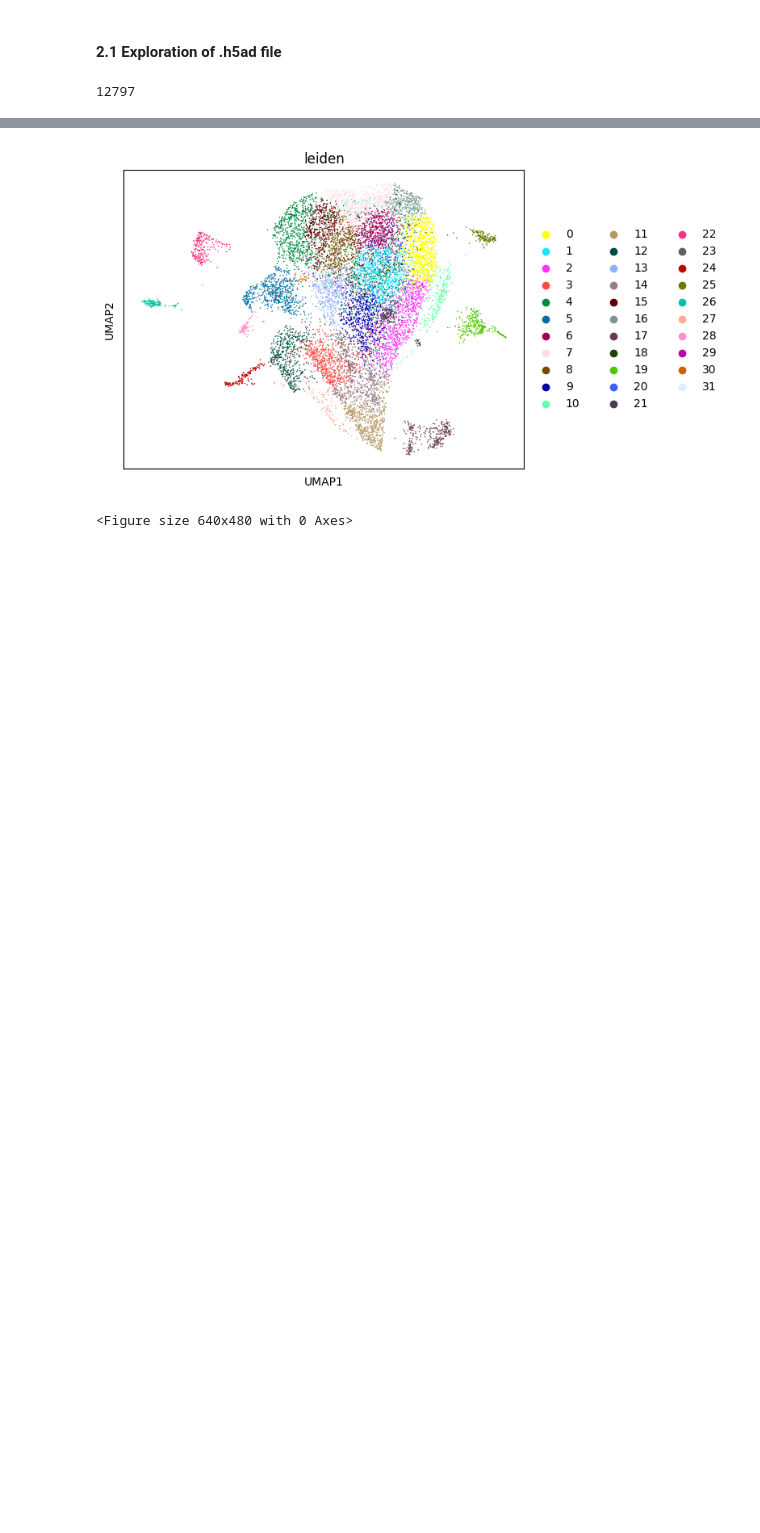
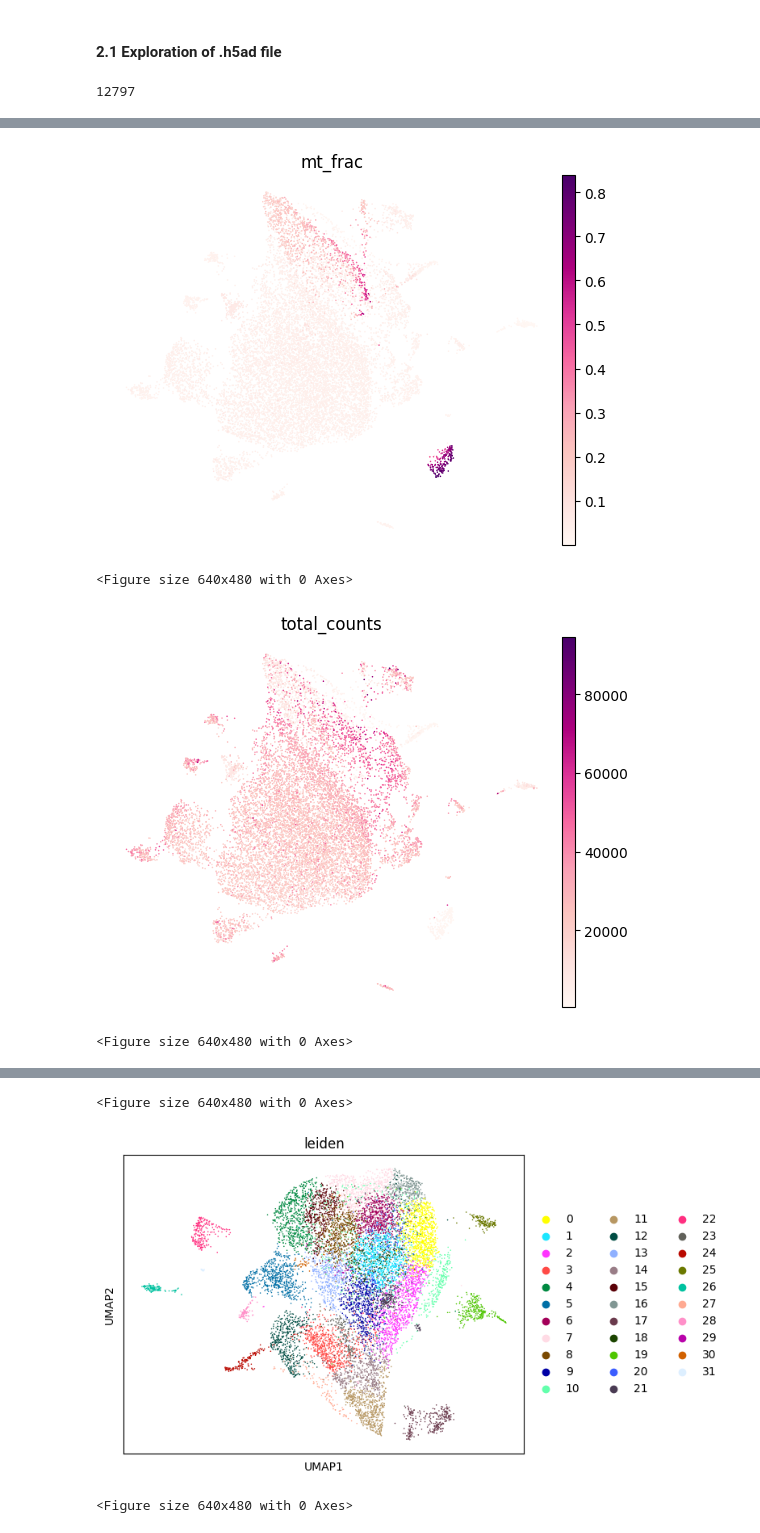
Before and after one commit to vitkl/cell2state_tf_activation, a Jupyter notebook: scripts/Kevin/20230105_multiome_rna_exploration.ipynb, the cells around one changed output, grey strips where cells are left out. Saved outputs shown, nothing was run; the diff lists cells and outputs as text; code cells hidden in the pictures; blank space fills up the shorter version.

```diff
--- a/scripts/Kevin/20230105_multiome_rna_exploration.ipynb
+++ b/scripts/Kevin/20230105_multiome_rna_exploration.ipynb
@@ -275,0 +320,37 @@ plot_histogram(
+# %%
+#assign three categories to new column 'total_counts_cutoff' based on three threshold ([0,5000],[5000,15000],[1500,]) of total_counts column using vector format
+adata_subset.obs['total_counts_cutoff'] = pd.cut(adata_subset.obs['total_counts'], bins=[0,5000,11000,100000], labels=['<5000','5000<x<11000','>11000'])
+# %%
+# Plot QC UMAP without frame
+sc.pl.umap(
+    adata_subset, color='mt_frac',
+    color_map = 'RdPu', ncols = 3, #legend_loc='on data',
+    size=5,
+    legend_fontsize=10,
+    frameon=False
+    )
+plt.savefig(f'{figures_folder}{today}_mt_frac_umap.pdf')
+sc.pl.umap(
+    adata_subset, color='total_counts',
+    color_map = 'RdPu', ncols = 3, #legend_loc='on data',
+    size=5,
+    legend_fontsize=10,
+    frameon=False
+    )
+
+plt.savefig(f'{figures_folder}{today}_total_counts_umap.pdf')
+
+sc.pl.umap(
+    adata_subset, color='total_counts_cutoff',
+    color_map = 'RdPu', ncols = 3, #legend_loc='on data',
+    size=5,
+    legend_fontsize=10,
+    frameon=False
+    )
+
+plt.savefig(f'{figures_folder}{today}_total_counts_cutoff_umap.pdf')
+# %% [output]
+[figure, added]
+<Figure size 640x480 with 0 Axes>
+[figure, added]
+<Figure size 640x480 with 0 Axes>
@@ -276,3 +358,4 @@ plot_histogram(
+<Figure size 640x480 with 0 Axes>
 # %%
 # Leiden clustering
 sc.tl.leiden(adata_subset, resolution=2)
```
Also changed, not shown: parts of 15 cells of this notebook.
